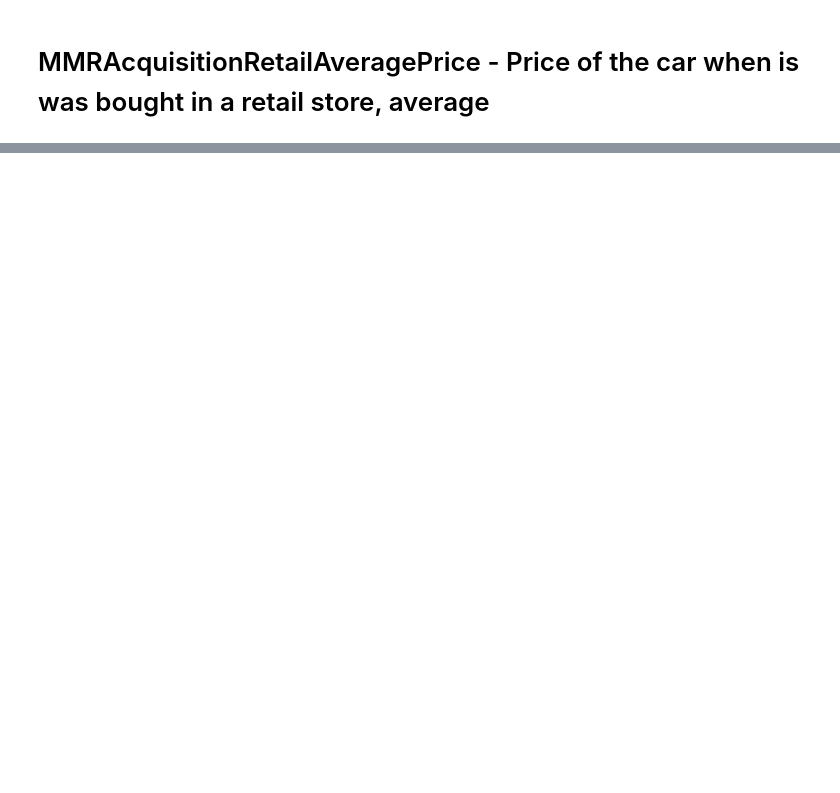
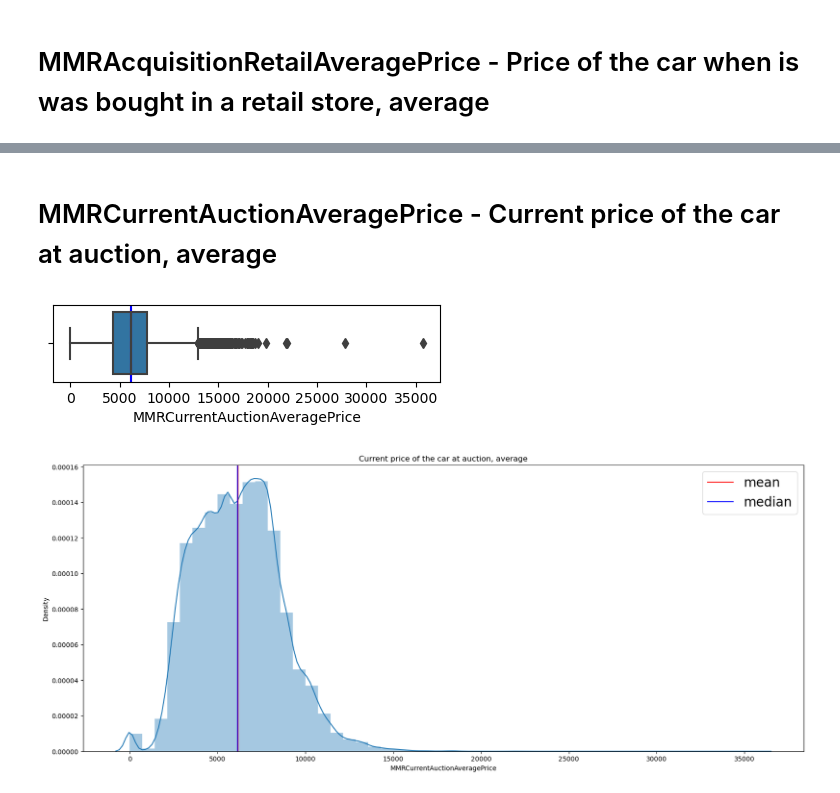
Before and after one commit to agomolka/MASem2DataMining, a Jupyter notebook: car_kick_analysis.ipynb, the cells around one changed output, grey strips where cells are left out. Cells and saved outputs as stored; diff of their text form; code cells hidden in the pictures; blank space fills up the shorter version.

```diff
--- a/car_kick_analysis.ipynb
+++ b/car_kick_analysis.ipynb
@@ -162,2 +175,7 @@ distplot_mean_median(column=car_kick['VehOdo'], title="How far the car has drive
+# %% [markdown]
+# MMRCurrentAuctionAveragePrice - Current price of the car at auction, average
 # %%
-# MMRCurrentAuctionAveragePrice - Current price of the car at auction, average
+distplot_mean_median(column=car_kick['MMRCurrentAuctionAveragePrice'], title="Current price of the car at auction, average")
+# %% [output]
+[figure, added]
+[figure, added]
```
Also changed, not shown: parts of 11 cells of this notebook.
